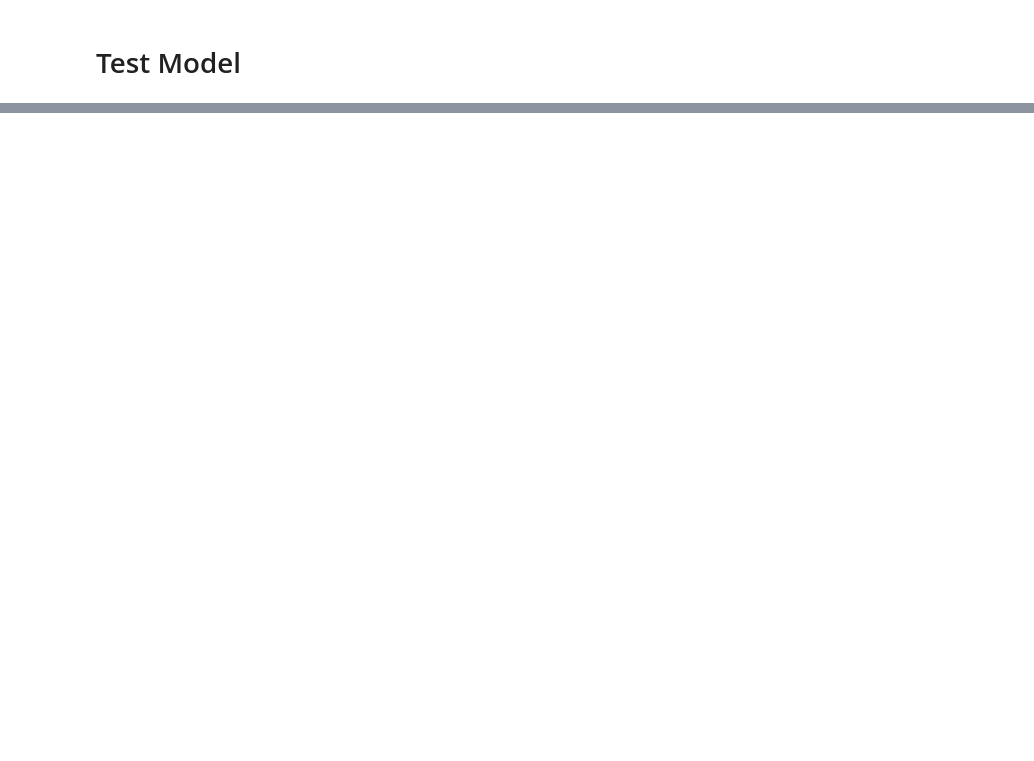
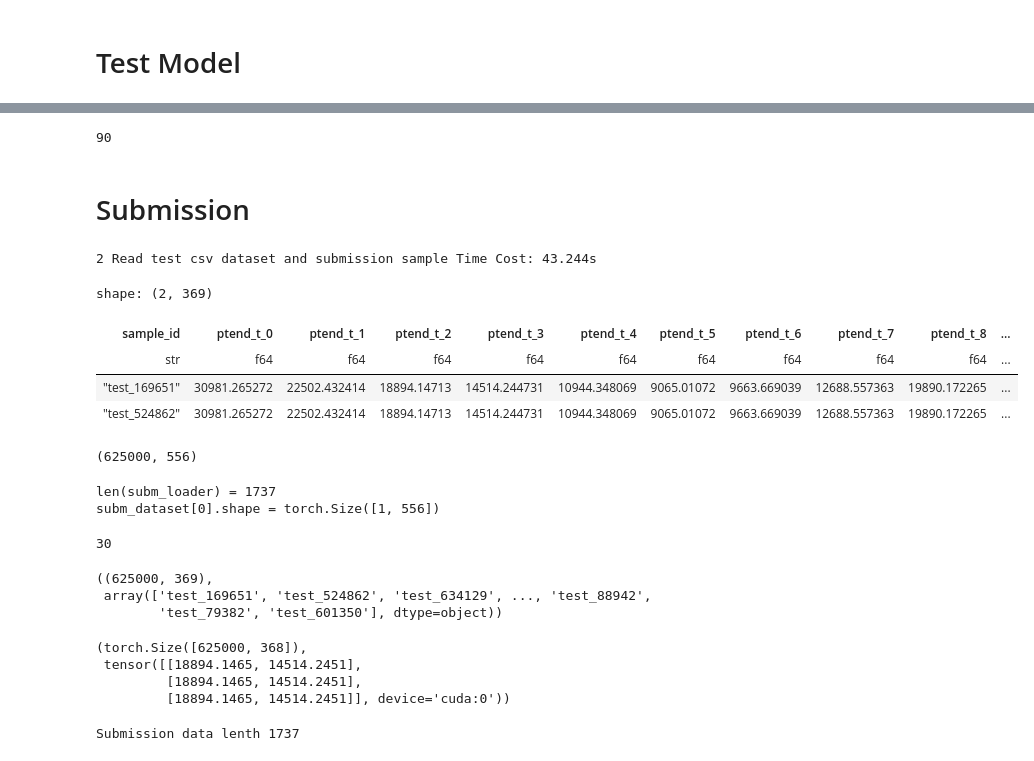
Before and after one commit to neoluxis/MyKaggle, a Jupyter notebook: AtmoPred_MLP.ipynb, the cells around one changed output, grey strips where cells are left out. Saved outputs shown, nothing was run; the diff lists cells and outputs as text; code cells hidden in the pictures; blank space fills up the shorter version.

```diff
--- a/AtmoPred_MLP.ipynb
+++ b/AtmoPred_MLP.ipynb
@@ -478,4 +492,63 @@ timer.stop()
 del(test_dataset)
 del(test_loader)
 del(out_h)
-del(inp, outp)
+del(inp)
+del(outp)
+
+gc.collect()
+# %% [output]
+90
+# %% [markdown]
+# Submission
+# %%
+import polars as pl
+
+timer.start('Read test csv dataset and submission sample')
+subm_set = pl.read_csv(test_csv)
+subm_multip = pl.read_csv(subm_spl)
+timer.stop()
+sample_cols = subm_multip.columns
+# %% [output]
+2 Read test csv dataset and submission sample Time Cost: 43.244s
+# %%
+subm_multip.head(2)
+# %% [output]
+shape: (2, 369)
+| sample_id | ptend_t_0 | ptend_t_1 | ptend_t_2 | ptend_t_3 | ptend_t_4 | ptend_t_5 | ptend_t_6 | ptend_t_7 | ptend_t_8 | ... |
+| str | f64 | f64 | f64 | f64 | f64 | f64 | f64 | f64 | f64 | ... |
+| "test_169651" | 30981.265272 | 22502.432414 | 18894.14713 | 14514.244731 | 10944.348069 | 9065.01072 | 9663.669039 | 12688.557363 | 19890.172265 | ... |
+| "test_524862" | 30981.265272 | 22502.432414 | 18894.14713 | 14514.244731 | 10944.348069 | 9065.01072 | 9663.669039 | 12688.557363 | 19890.172265 | ... |
+# %%
+insts = subm_set[subm_set.columns[0]]
+subm_in = subm_set[subm_set.columns[1:]].to_pandas()
+del(subm_set)
+subm_in.shape
+# %% [output]
+(625000, 556)
+# %%
+subm_dataset = MLP_Dataset(subm_in, test=True)
+subm_loader = DataLoader(subm_dataset, batch_size = batch_size, shuffle=False, num_workers=num_workers, pin_memory=True)
+print(f'{len(subm_loader) = }')
+print(f'{subm_dataset[0].shape = }')
+del(subm_in)
+gc.collect()
+# %% [output]
+len(subm_loader) = 1737
+subm_dataset[0].shape = torch.Size([1, 556])
+30
+# %%
+subm_multip = subm_multip.to_numpy()
+subm_multip.shape, subm_multip[:, 0]
+# %% [output]
+((625000, 369),
+ array(['test_169651', 'test_524862', 'test_634129', ..., 'test_88942',
+        'test_79382', 'test_601350'], dtype=object))
+# %%
+out_df = subm_multip[:, 1:].astype(float)
+out_df = torch.tensor(out_df).to(device).to(torch.float32)
+out_df.shape, out_df[1:4, 2:4]
+# %% [output]
+(torch.Size([625000, 368]),
+ tensor([[18894.1465, 14514.2451],
+         [18894.1465, 14514.2451],
+         [18894.1465, 14514.2451]], device='cuda:0'))
@@ -481,0 +565,6 @@ del(inp, outp)
+# %%
+result = None
+data_len = len(subm_loader)
+print(f'Submission data lenth {data_len}')
+# %% [output]
+Submission data lenth 1737
```
Also changed, not shown: parts of 21 cells of this notebook.
